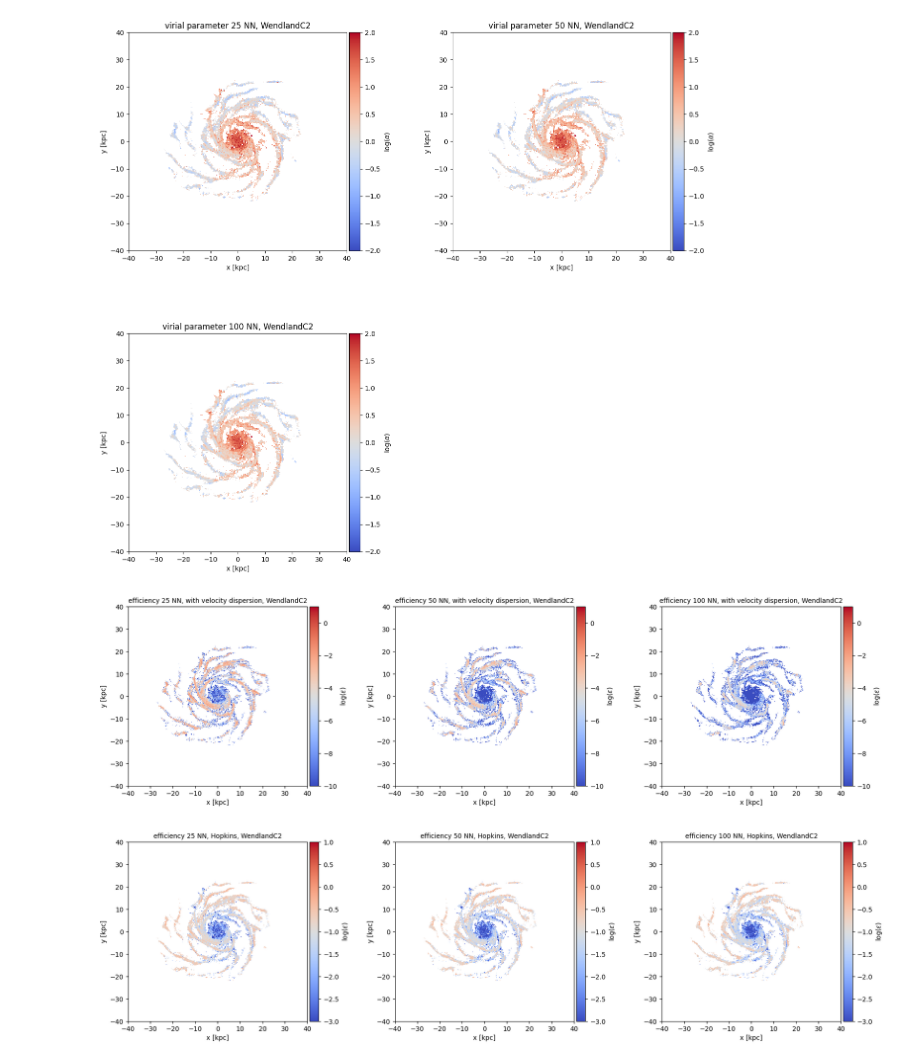
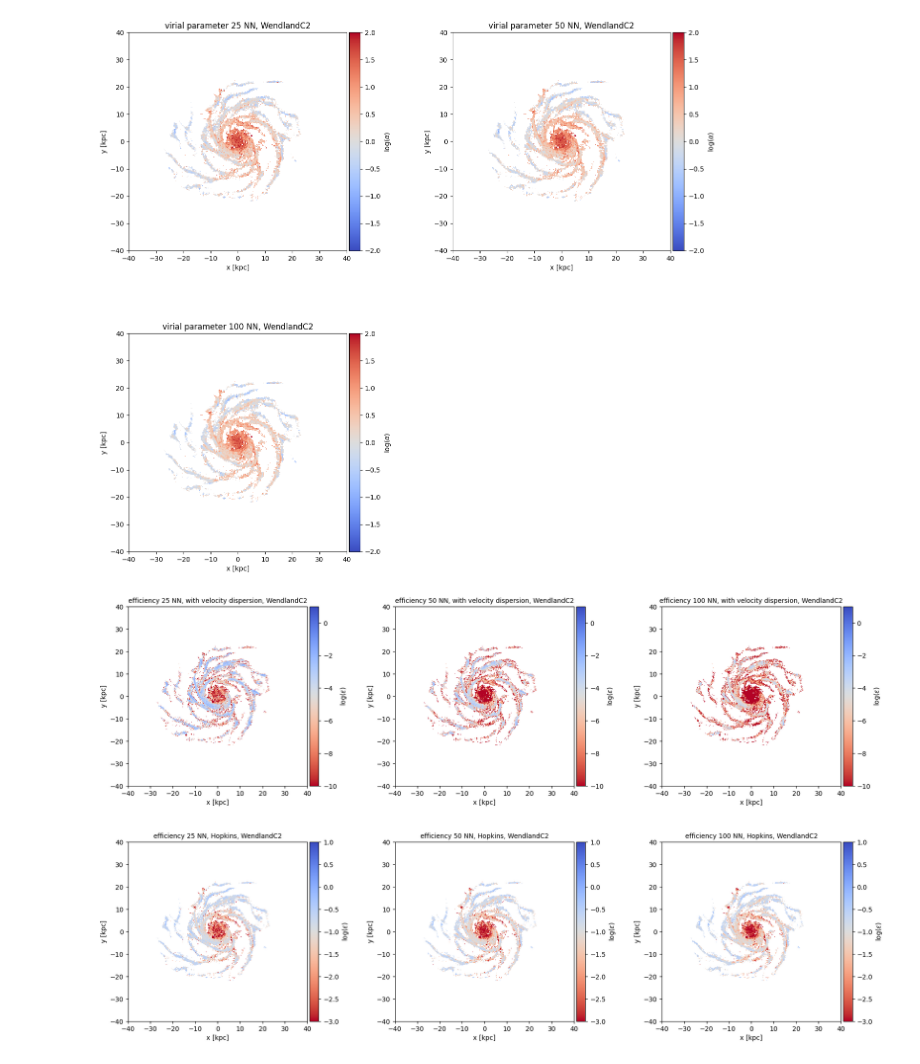
Before and after one commit to Evafranck/star_formation, a Jupyter notebook: star_formation_neu.ipynb, the cells around one changed output. Saved outputs shown, nothing was run; the diff lists cells and outputs as text; code cells hidden in the pictures.

```diff
--- a/star_formation_neu.ipynb
+++ b/star_formation_neu.ipynb
@@ -525,27 +525,27 @@ plt.show()
 # %%
 title = ['25 NN, with velocity dispersion, WendlandC2', '50 NN, with velocity dispersion, WendlandC2', '100 NN, with velocity dispersion, WendlandC2', '25 NN, Hopkins, WendlandC2', '50 NN, Hopkins, WendlandC2', '100 NN, Hopkins, WendlandC2']
 eff = [eff_vdisp_W_25, eff_vdisp_W_50, eff_vdisp_W_100, eff_Hop_W_25, eff_Hop_W_50, eff_Hop_W_100]
 fig = plt.figure(figsize = (20,12))
 gs0 = gd.GridSpec(2, 3, figure=fig, wspace = 0.4)
 vmin_list = [-10, -10, -10, -3, -3, -3]
 vmax_list = [1, 1, 1, 1, 1, 1]
 
 for n in range(6):
     ax = fig.add_subplot(gs0[n])
-    im = ax.imshow(np.log10(mw_hist(gal.g, eff[n], 500)), extent=(-50,50,-50,50), cmap='coolwarm', vmin = vmin_list[n], vmax = vmax_list[n])
+    im = ax.imshow(np.log10(mw_hist(gal.g, eff[n], 500)), extent=(-50,50,-50,50), cmap='coolwarm_r', vmin = vmin_list[n], vmax = vmax_list[n])
     divider = make_axes_locatable(ax)
     cax = divider.append_axes('right', size='5%', pad=0.05)
     fig.colorbar(im, cax=cax, orientation='vertical', label = r'log($\epsilon$)')
     ax.set_title('efficiency ' + title[n], wrap = True, fontsize = 10)
     ax.set_xlabel('x [kpc]')
     ax.set_ylabel('y [kpc]')
     ax.set_xlim(-40, 40)
     ax.set_ylim(-40, 40)
     ax.set_aspect(1./ax.get_data_ratio())
 
 plt.show()
 # %% [output]
-[figure, old version]
+[figure, new version]
 # %%
 # densities
 #g_hist, g_xbins, g_ybins = np.histogram2d(gal.g['x'],gal.g['y'],weights=gal.g['rho'], bins=500, range=((-50,50),(-50,50)))
```
